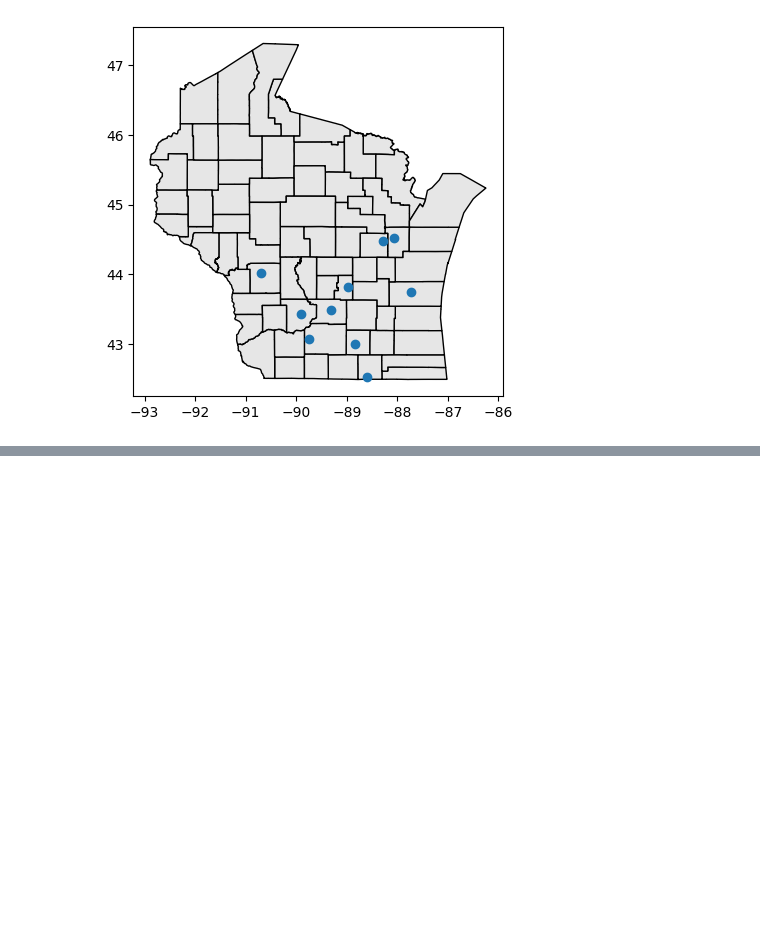
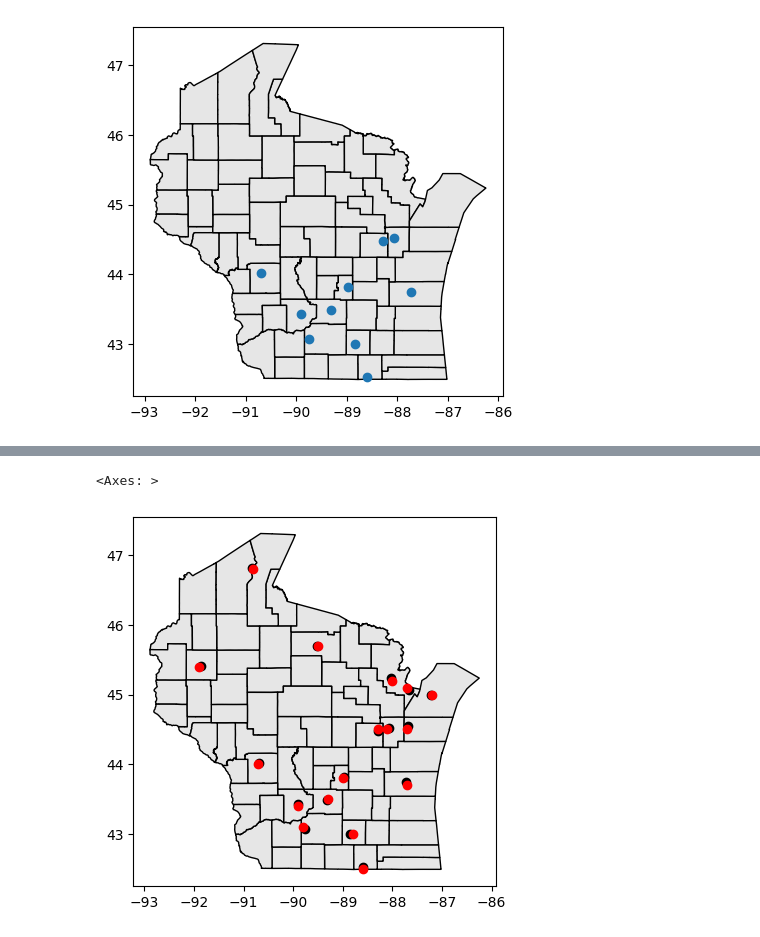
Before and after one commit to cs544-wisc/f23, a Jupyter notebook: lec/37-bq/lec1.ipynb, the cells around one changed output, grey strips where cells are left out. Saved outputs shown, nothing was run; the diff lists cells and outputs as text; code cells hidden in the pictures; blank space fills up the shorter version.

```diff
--- a/lec/37-bq/lec1.ipynb
+++ b/lec/37-bq/lec1.ipynb
@@ -236,0 +245,19 @@ wi_houses
+# %%
+wi_houses = bq.query("""
+SELECT houses.*, wi.county_name
+FROM cs544-f23.test1.houses CROSS JOIN cs544-f23.test1.wi
+WHERE ST_Within(loc, county_geom)
+""").to_geodataframe()
+
+approx_wi_houses = bq.query("""
+SELECT ST_SNAPTOGRID(houses.loc, 0.1), wi.county_name
+FROM cs544-f23.test1.houses CROSS JOIN cs544-f23.test1.wi
+WHERE ST_Within(loc, county_geom)
+""").to_geodataframe()
+
+ax = bq.query("SELECT county_geom FROM test1.wi").to_geodataframe().plot(color="0.9", edgecolor="k")
+wi_houses.plot(ax=ax, color="k")
+approx_wi_houses.plot(ax=ax, color="r")
+# %% [output]
+<Axes: >
+[figure, added]
```
Also changed, not shown: parts of 4 cells of this notebook, 3 other files.
